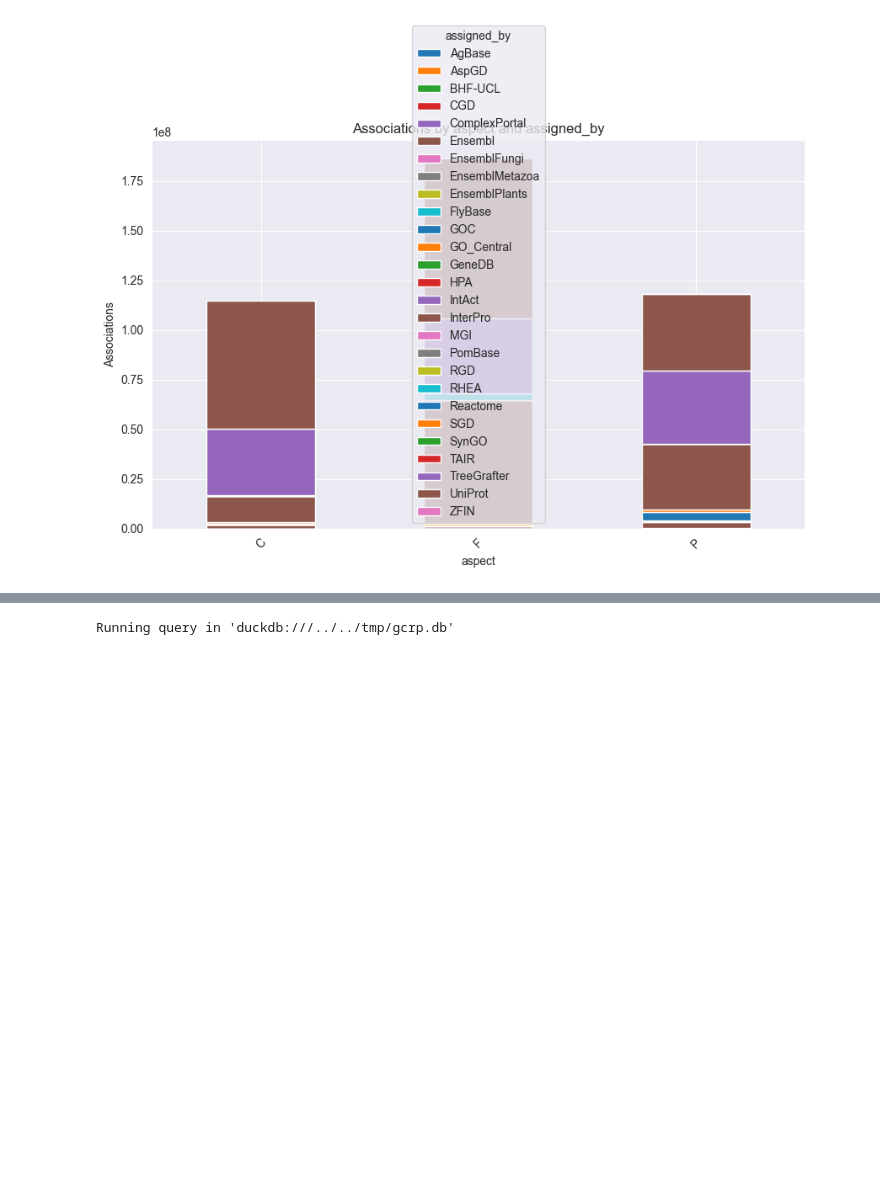
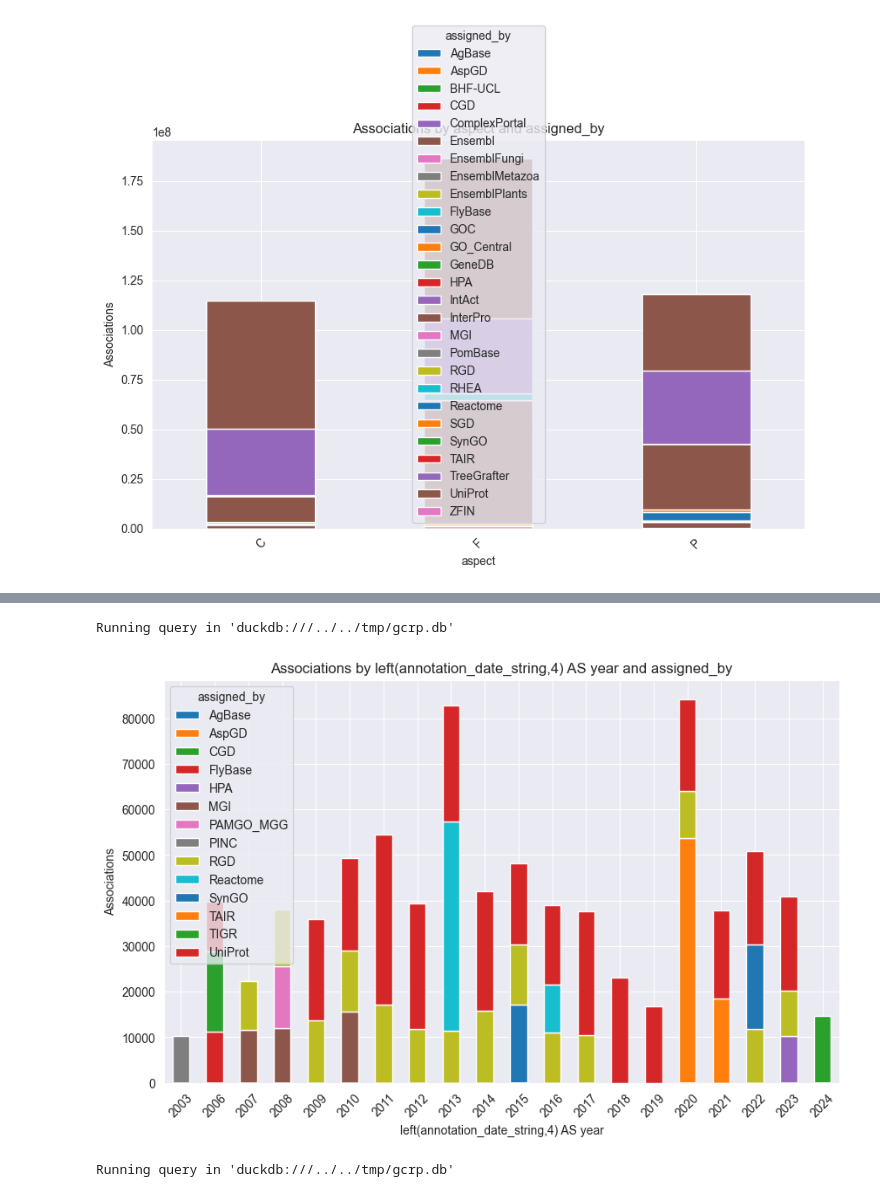
Before and after one commit to cmungall/go-db, a Jupyter notebook: docs/dashboard/Dashboard.ipynb, the cells around one changed output, grey strips where cells are left out. Drawn from its saved outputs; the diff is of its cells as text; code cells hidden in the pictures; blank space fills up the shorter version.

```diff
--- a/docs/dashboard/Dashboard.ipynb
+++ b/docs/dashboard/Dashboard.ipynb
@@ -112,3 +106,8 @@ Running query in 'duckdb:///../../tmp/gcrp.db'
+# %%
+plot_stacked_counts(df, col1="left(annotation_date_string,4) AS year", col2="assigned_by", threshold=10000, where="evidence_type NOT IN ('IEA', 'IBA') AND ontology_class_ref != 'GO:0005515'")
+# %% [output]
+Running query in 'duckdb:///../../tmp/gcrp.db'
+[figure, added]
 # %%
 count_df = get_stacked_counts(df, col1="evidence_type", col2="assigned_by")
 # %% [output]
```
Also changed, not shown: parts of 4 cells of this notebook, 1 other file.
